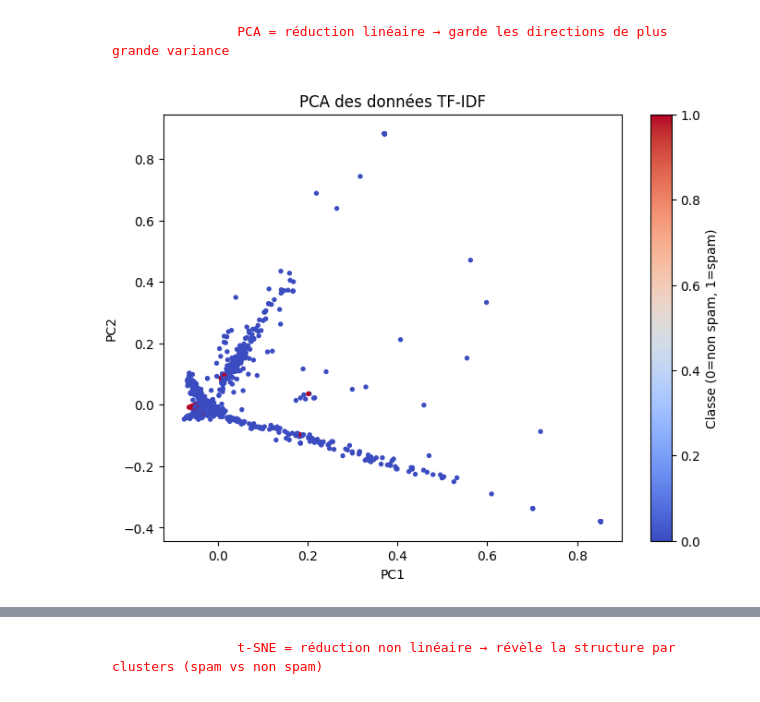
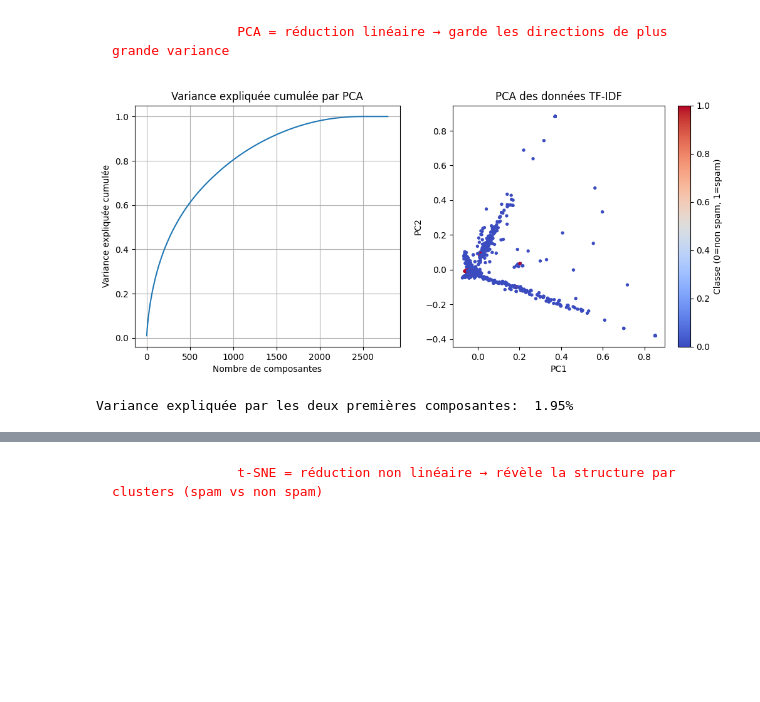
Before and after one commit to JMintoama/Project-NPL, a Jupyter notebook: Groupe_9.ipynb, the cells around one changed output, grey strips where cells are left out. Cells and saved outputs as stored; diff of their text form; code cells hidden in the pictures; blank space fills up the shorter version.

```diff
--- a/Groupe_9.ipynb
+++ b/Groupe_9.ipynb
@@ -310,24 +387,37 @@ Rappel    : 0.8820375335120644
 Visualisez la PCA et tSNE des données transformées.
 # %% [markdown]
 <pre style="color:red;">                PCA = réduction linéaire → garde les directions de plus grande variance                       </pre>
-# %%
-from sklearn.decomposition import PCA
-import matplotlib.pyplot as plt
-
-# pour PCA, on utilise une matrice dense.
-X_dense = X_train_tfidf.toarray()
-
-# PCA à 2 composantes
-pca = PCA(n_components=2)
-X_pca = pca.fit_transform(X_dense)
-
-# Visualisation
-plt.figure(figsize=(8,6))
-plt.scatter(X_pca[:,0], X_pca[:,1], c=Y_train, cmap="coolwarm", s=8)
-plt.title("PCA des données TF-IDF")
-plt.xlabel("PC1")
-plt.ylabel("PC2")
-plt.colorbar(label="Classe (0=non spam, 1=spam)")
-plt.show()
-# %% [output]
-[figure, removed]
+# %%
+import numpy as np
+from sklearn.decomposition import PCA
+import matplotlib.pyplot as plt
+
+# pour PCA, on utilise une matrice dense.
+X_dense = X_train_tfidf.toarray()
+pca_full = PCA().fit(X_dense)
+
+# PCA à 2 composantes pour la visualisation
+pca = PCA(n_components=2)
+X_pca = pca.fit_transform(X_dense)
+# %%
+plt.figure(figsize=(12,5))
+
+plt.subplot(1,2,1)
+plt.plot(np.cumsum(pca_full.explained_variance_ratio_))
+plt.xlabel("Nombre de composantes")
+plt.ylabel("Variance expliquée cumulée")
+plt.title("Variance expliquée cumulée par PCA")
+plt.grid()
+
+plt.subplot(1,2,2)
+plt.scatter(X_pca[:,0], X_pca[:,1], c=Y_train, cmap="coolwarm", s=8)
+plt.title("PCA des données TF-IDF")
+plt.xlabel("PC1")
+plt.ylabel("PC2")
+plt.colorbar(label="Classe (0=non spam, 1=spam)")
+plt.show()
+
+print(f"Variance expliquée par les deux premières composantes: {(pca_full.explained_variance_ratio_[0]+pca_full.explained_variance_ratio_[1])*100: .2f}%")
+# %% [output]
+[figure, added]
+Variance expliquée par les deux premières composantes:  1.95%
```
Also changed, not shown: parts of 49 cells of this notebook.
